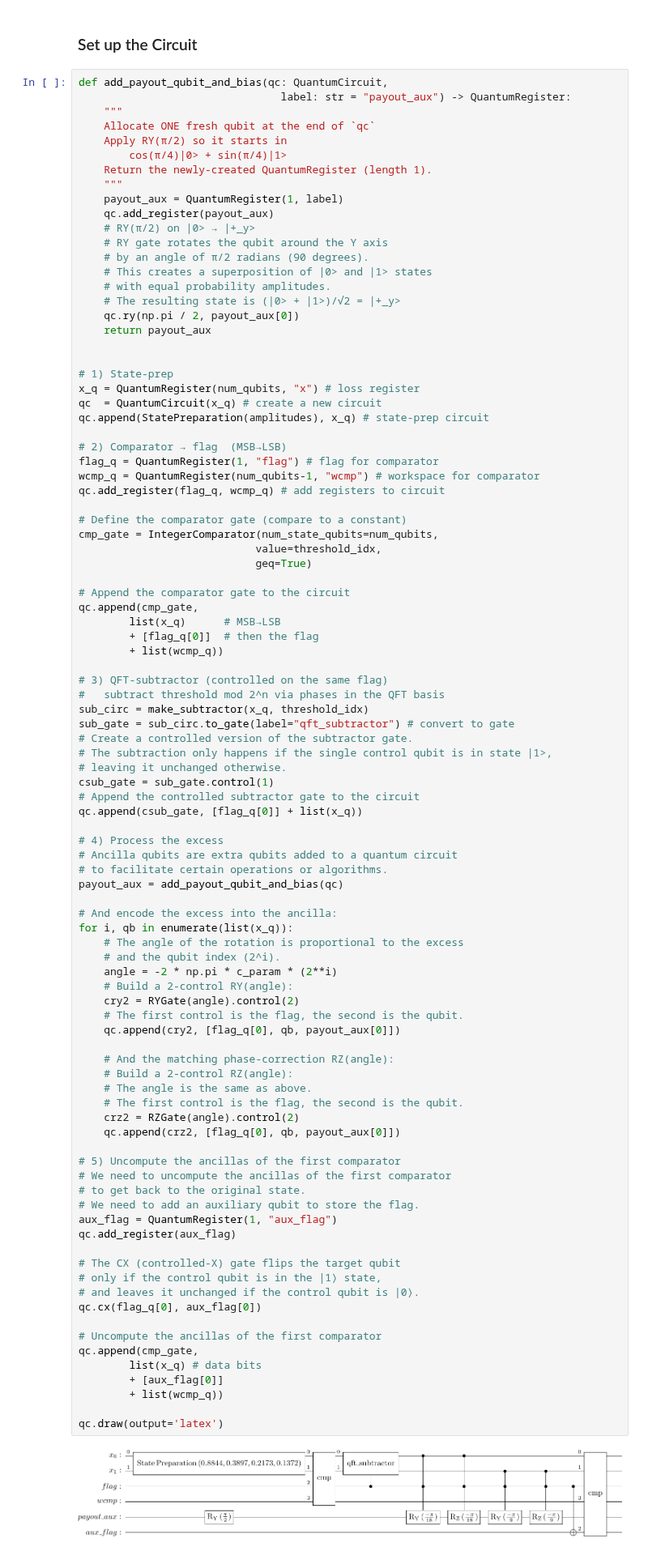
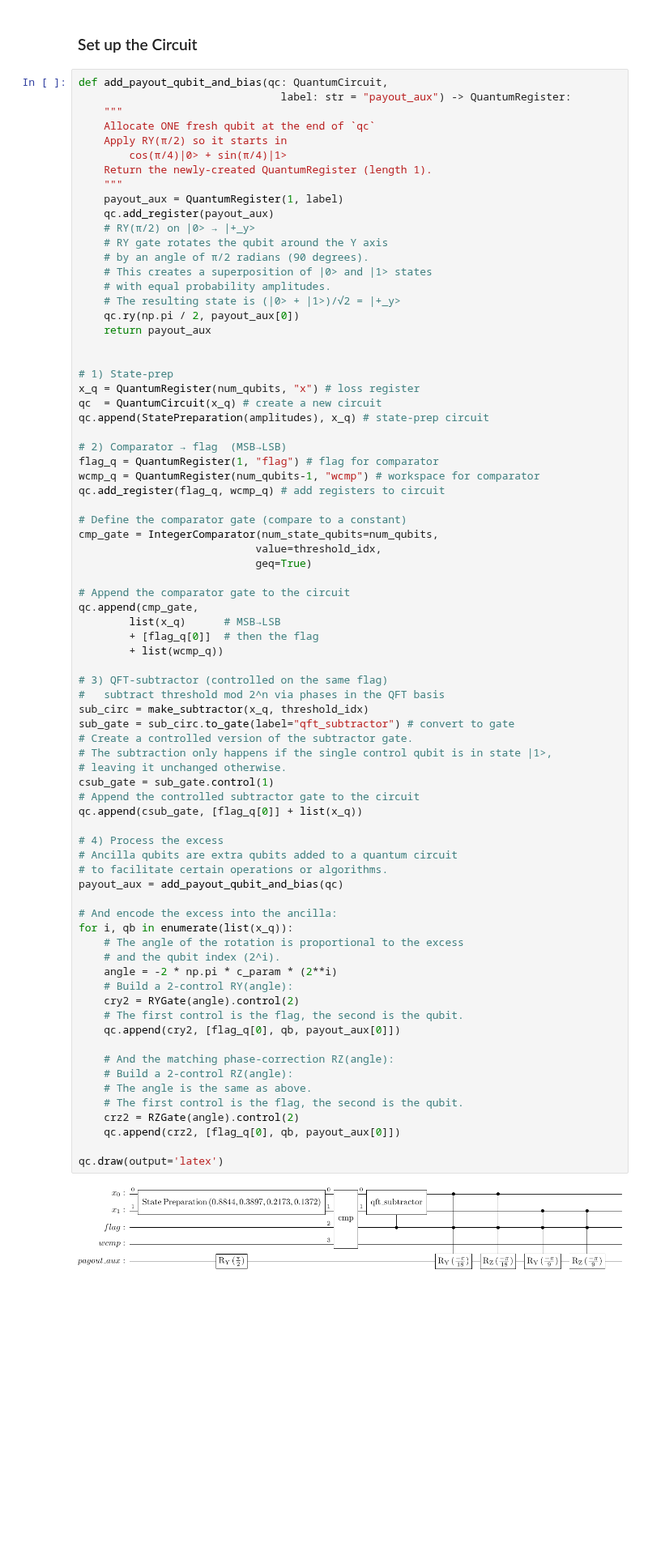
Before and after one commit to AlexFiliakov/knowledge-pricing, a Jupyter notebook: Quantum Excess Evaluation Algorithm.ipynb, the cells around one changed output. Shown at 81% size. Drawn from its saved outputs; the diff is of its cells as text; blank space fills up the shorter version.

```diff
--- a/Quantum Excess Evaluation Algorithm.ipynb
+++ b/Quantum Excess Evaluation Algorithm.ipynb
@@ -269,52 +269,34 @@ sub_gate = sub_circ.to_gate(label="qft_subtractor") # convert to gate
 # The subtraction only happens if the single control qubit is in state |1>,
 # leaving it unchanged otherwise.
 csub_gate = sub_gate.control(1)
 # Append the controlled subtractor gate to the circuit
 qc.append(csub_gate, [flag_q[0]] + list(x_q))
 
 # 4) Process the excess
 # Ancilla qubits are extra qubits added to a quantum circuit
 # to facilitate certain operations or algorithms.
 payout_aux = add_payout_qubit_and_bias(qc)
 
 # And encode the excess into the ancilla:
 for i, qb in enumerate(list(x_q)):
     # The angle of the rotation is proportional to the excess
     # and the qubit index (2^i).
     angle = -2 * np.pi * c_param * (2**i)
     # Build a 2-control RY(angle):
     cry2 = RYGate(angle).control(2)
     # The first control is the flag, the second is the qubit.
     qc.append(cry2, [flag_q[0], qb, payout_aux[0]])
 
     # And the matching phase‐correction RZ(angle):
     # Build a 2-control RZ(angle):
     # The angle is the same as above.
     # The first control is the flag, the second is the qubit.
     crz2 = RZGate(angle).control(2)
     qc.append(crz2, [flag_q[0], qb, payout_aux[0]])
 
-# 5) Uncompute the ancillas of the first comparator
-# We need to uncompute the ancillas of the first comparator
-# to get back to the original state.
-# We need to add an auxiliary qubit to store the flag.
-aux_flag = QuantumRegister(1, "aux_flag")
-qc.add_register(aux_flag)
-
-# The CX (controlled-X) gate flips the target qubit
-# only if the control qubit is in the |1⟩ state,
-# and leaves it unchanged if the control qubit is |0⟩.
-qc.cx(flag_q[0], aux_flag[0])
-
-# Uncompute the ancillas of the first comparator
-qc.append(cmp_gate,
-        list(x_q) # data bits
-        + [aux_flag[0]]
-        + list(wcmp_q))
-
 qc.draw(output='latex')
 # %% [output]
-[figure, old version]
+[figure, new version]
 # %% [markdown]
 ## Controlled Rotations
 # %%
```
Also changed, not shown: parts of 4 cells of this notebook.
